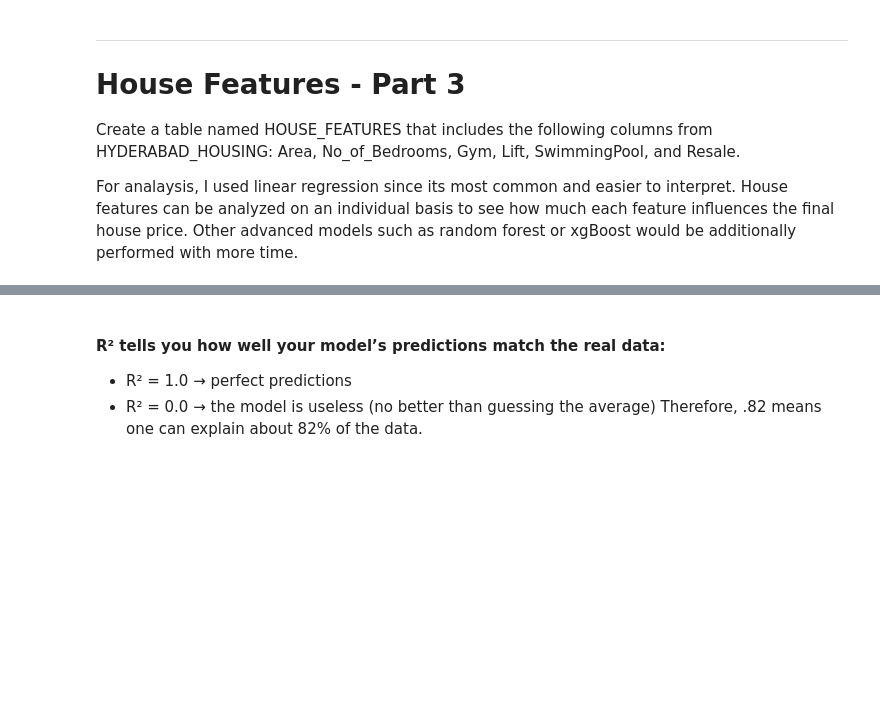
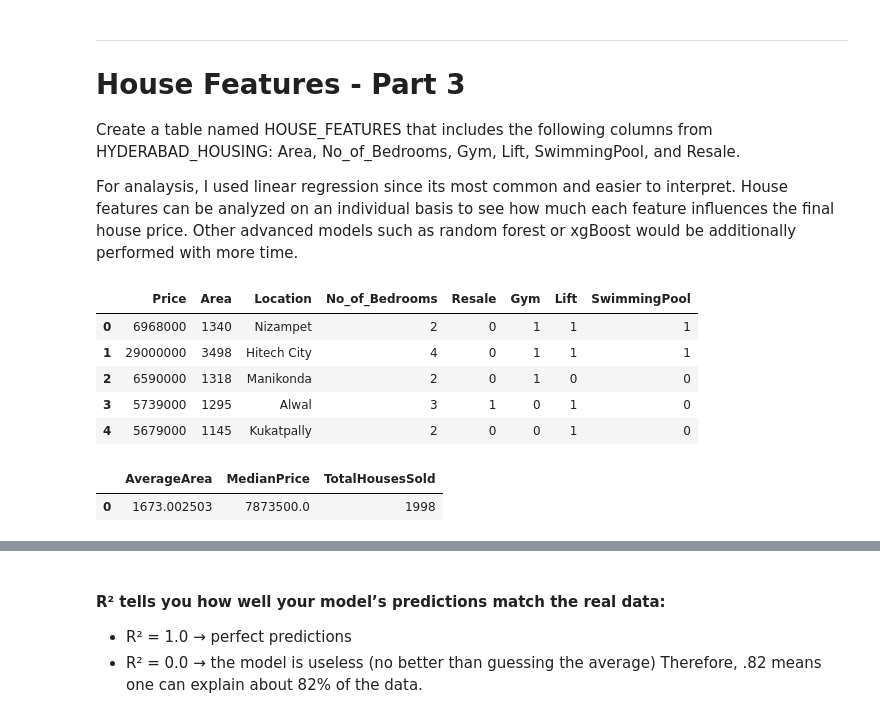
Before and after one commit to ScottySchmidt/ISU-CS-Portfolio, a Jupyter notebook: housing-market-analysis-hyderabad.ipynb, the cells around one changed output, grey strips where cells are left out. Saved outputs shown, nothing was run; the diff lists cells and outputs as text; code cells hidden in the pictures; blank space fills up the shorter version.

Commit message:
Kaggle Notebook | House-Predict-IT478 | Version 22

```diff
--- a/housing-market-analysis-hyderabad.ipynb
+++ b/housing-market-analysis-hyderabad.ipynb
@@ -58,3 +58,44 @@ Create a table named HOUSE_FEATURES that includes the following columns from
 HYDERABAD_HOUSING: Area, No_of_Bedrooms, Gym, Lift, SwimmingPool, and Resale.
 
 For analaysis, I used linear regression since its most common and easier to interpret. House features can be analyzed on an individual basis to see how much each feature influences the final house price. Other advanced models such as random forest or xgBoost would be additionally performed with more time.
+# %%
+house_features = ['Price', 'Area', 'Location', 'No. of Bedrooms', 'Resale','Gymnasium', 'LiftAvailable', 'SwimmingPool']
+df_isu = df[house_features]
+
+# Rename columns
+df_isu = df_isu.rename(columns={
+    'No. of Bedrooms': 'No_of_Bedrooms',
+    'Gymnasium': 'Gym',
+    'LiftAvailable': 'Lift'
+})
+df_isu.head()
+# %% [output]
+|  | Price | Area | Location | No_of_Bedrooms | Resale | Gym | Lift | SwimmingPool |
+| 0 | 6968000 | 1340 | Nizampet | 2 | 0 | 1 | 1 | 1 |
+| 1 | 29000000 | 3498 | Hitech City | 4 | 0 | 1 | 1 | 1 |
+| 2 | 6590000 | 1318 | Manikonda | 2 | 0 | 1 | 0 | 0 |
+| 3 | 5739000 | 1295 | Alwal | 3 | 1 | 0 | 1 | 0 |
+| 4 | 5679000 | 1145 | Kukatpally | 2 | 0 | 0 | 1 | 0 |
+# %%
+'''
+# Price Analysis - Part 4
+* Define and populate the PRICE_ANALYSIS table with the following columns:
+* AverageArea: The average area of houses sold.
+* MedianPrice: The median price of houses.
+* TotalHousesSold: The total number of houses sold
+'''
+average_area = df_isu['Area'].mean()
+median_price = df_isu['Price'].median()
+total_houses_sold = len(df_isu)
+
+PRICE_ANALYSIS = pd.DataFrame({
+    'AverageArea': [average_area],
+    'MedianPrice': [median_price],
+    'TotalHousesSold': [total_houses_sold]
+})
+
+# Display result
+PRICE_ANALYSIS
+# %% [output]
+|  | AverageArea | MedianPrice | TotalHousesSold |
+| 0 | 1673.002503 | 7873500.0 | 1998 |
```
Also changed, not shown: parts of 1 cell of this notebook.
